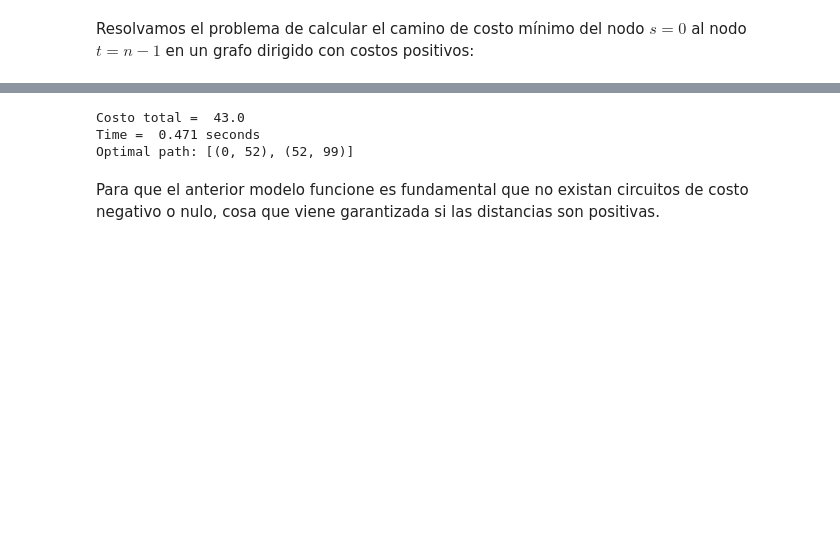
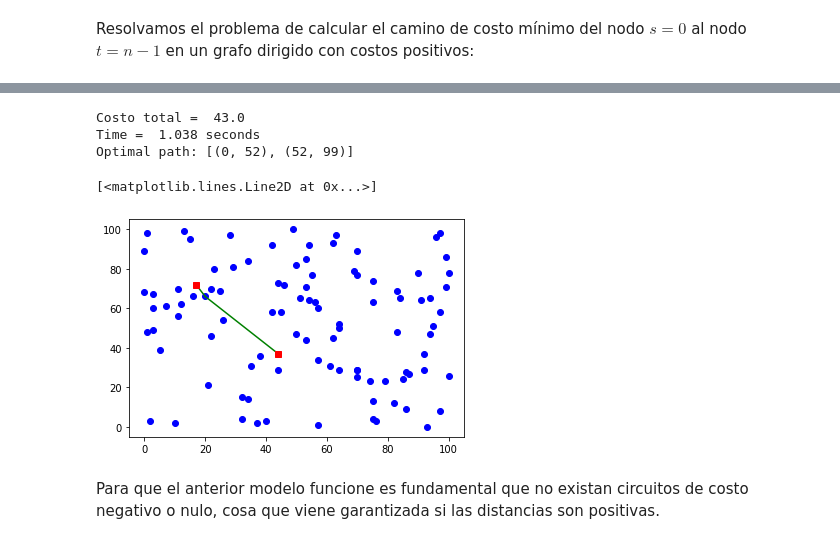
Before and after one commit to jjsalaza/Ingenieria-Logistica-ULL, a Jupyter notebook: logistica.ipynb, the cells around one changed output, grey strips where cells are left out. Drawn from its saved outputs; the diff is of its cells as text; code cells hidden in the pictures; blank space fills up the shorter version.

```diff
--- a/logistica.ipynb
+++ b/logistica.ipynb
@@ -231,19 +268,18 @@ num_tasks   = len(cost[1])
 # %%
-solver = pywraplp.Solver('ProblemaAsignacion2dimensional',
-                           pywraplp.Solver.CBC_MIXED_INTEGER_PROGRAMMING)
+solver = pywraplp.Solver('ProblemaAsignacion2dimensional', pywraplp.Solver.CBC_MIXED_INTEGER_PROGRAMMING)
 
 x = {}
 for i in range(num_workers):
     for j in range(num_tasks):
-        x[i, j] = solver.BoolVar('x[%i,%i]' % (i, j))
+        x[i,j] = solver.BoolVar('x[%i,%i]' % (i, j))
 
 solver.Minimize(solver.Sum(cost[i][j] * x[i,j] for i in range(num_workers) for j in range(num_tasks)))
 
 for i in range(num_workers):
-    solver.Add(solver.Sum(x[i, j] for j in range(num_tasks)) <= 1)
+    solver.Add(solver.Sum(x[i,j] for j in range(num_tasks)) <= 1)
 
 for j in range(num_tasks):
-    solver.Add(solver.Sum(x[i, j] for i in range(num_workers)) == 1)
+    solver.Add(solver.Sum(x[i,j] for i in range(num_workers)) == 1)
 
 solver.Solve()
 
@@ -251,7 +287,7 @@ print('Costo total = ', solver.Objective().Value())
 print()
 for i in range(num_workers):
     for j in range(num_tasks):
-        if x[i, j].solution_value() > 0:
+        if x[i, j].solution_value() > EPS :
             print('Trabajador %d asignado a la tarea %d.  Costo = %d' % (i,j,cost[i][j]))
 print()
 print("Time = ", solver.WallTime()/1000, "seconds")
@@ -320,7 +343,7 @@ print()
 for i in opciones:
     for j in opciones:
         for k in opciones:
-            if x[i,j,k].solution_value() > 0:
+            if x[i,j,k].solution_value() > EPS :
                 print('Prof %d con asignatura %d en aula %d.  Costo = %d' % (i,j,k,cost[i][j][k]))
 print()
 print("Time = ", solver.WallTime(), " milliseconds")
@@ -362,7 +385,7 @@ print()
 for i in opciones:
     for j in opciones:
         for k in opciones:
-            if x[i,j,k].solution_value() > 0:
+            if x[i,j,k].solution_value() > EPS :
                 print('Indices: %d  %d  %d.  Costo = %d' % (i,j,k,cost[i][j][k]))
 print()
 print("Time = ", solver.WallTime()/1000, " seconds")
@@ -442,15 +447,28 @@ Time =  0.05296897888183594  seconds
 Resolvamos el problema de calcular el camino de costo mínimo del nodo $s=0$ al nodo $t=n-1$ en un grafo dirigido con costos positivos:
 # %%
 import random
-n = 100
+n        = 100
 opciones = range(n)
 random.seed(1)
-points = [(random.randint(0,100),random.randint(0,100)) for i in opciones]
+points   = [(random.randint(0,100),random.randint(0,100)) for i in opciones]
 s = 0    # source
 t = n-1  # target
+
+import matplotlib.pyplot as plt
+def dibuja(selected):
+    plt.plot([p[0] for p in points], [p[1] for p in points], 'bo')
+    for (i,j) in selected:
+        plt.plot([points[i][0],points[j][0]], [points[i][1],points[j][1]], 'g-')
+    plt.plot(points[s][0],points[s][1], 'rs')
+    plt.plot(points[t][0],points[t][1], 'rs')
+
+dibuja({})
 
 import math
 def distance(points, i, j):
     dx = points[i][0] - points[j][0]
     dy = points[i][1] - points[j][1]
     return math.floor(math.sqrt(dx*dx + dy*dy))
+
+!pip install ortools
+from ortools.linear_solver import pywraplp
@@ -457,31 +480,35 @@ def distance(points, i, j):
 # %%
 solver = pywraplp.Solver('ShortestPath', pywraplp.Solver.CBC_MIXED_INTEGER_PROGRAMMING)
 
 x = {}
 for i in opciones:
     for j in opciones:
         x[i,j] = solver.BoolVar('x[%i,%i]' % (i,j))
 y = {}
 for i in opciones:
     y[i] = solver.BoolVar('y[%i]' % i)
 
-solver.Minimize( solver.Sum(distance(points,i,j) * x[i,j] for i in opciones for j in opciones) )
+solver.Minimize( solver.Sum(distance(points,i,j) * x[i,j] for i in opciones for j in opciones if i!=j ) )
 
 solver.Add(solver.Sum(x[s,j] for j in opciones if j!=s ) == 1)
 solver.Add(solver.Sum(x[i,s] for i in opciones if i!=s ) == 0)
 solver.Add(solver.Sum(x[i,t] for i in opciones if i!=t ) == 1)
 solver.Add(solver.Sum(x[t,j] for j in opciones if j!=t ) == 0)
 [ solver.Add(solver.Sum(x[i,j] for j in opciones if j!=i) == y[i]) for i in opciones if i!=s and i!=t ]
 [ solver.Add(solver.Sum(x[i,j] for i in opciones if j!=i) == y[j]) for j in opciones if j!=s and j!=t ]
 
 solver.Solve()
 
 print('Costo total = ', solver.Objective().Value())
 print("Time = ", solver.WallTime()/1000, "seconds")
 
 selected = [(i,j) for i in opciones for j in opciones if x[i,j].solution_value() > 0.5]
 print('Optimal path: %s' % str(selected))
+
+dibuja(selected)
 # %% [output]
 Costo total =  43.0
-Time =  0.471 seconds
+Time =  1.038 seconds
 Optimal path: [(0, 52), (52, 99)]
+[<matplotlib.lines.Line2D at 0x...>]
+[figure, added]
```
Also changed, not shown: parts of 61 cells of this notebook.
